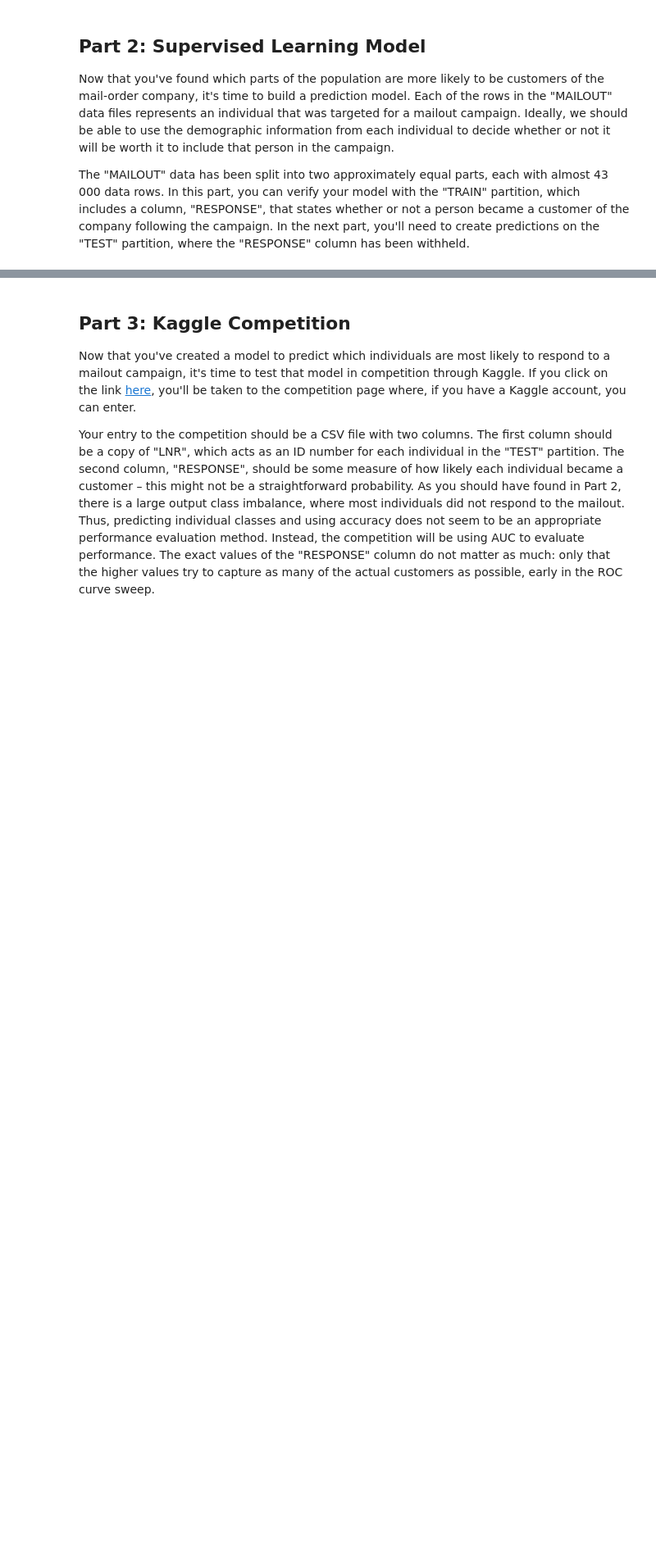
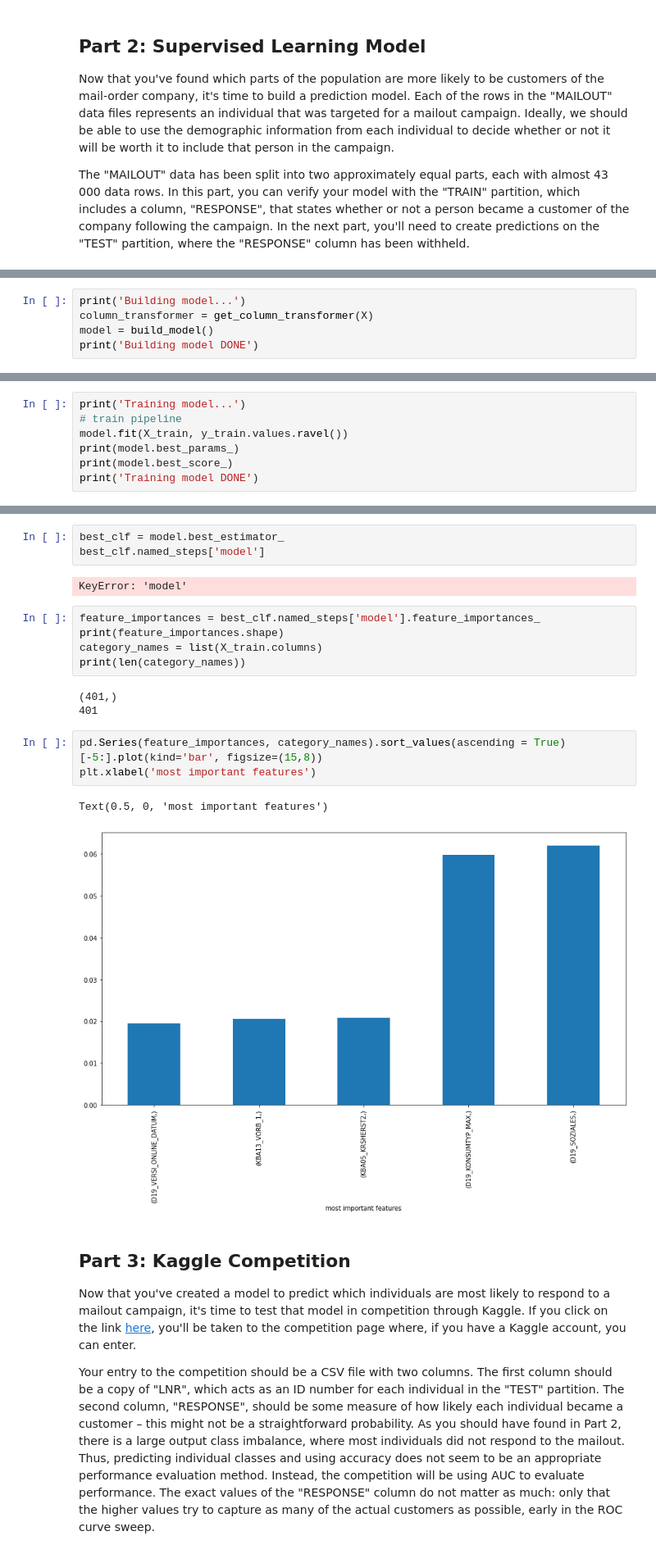
Before and after one commit to olghab/dataScienceCapstoneProject, a Jupyter notebook: Arvato Project Workbook.ipynb, the cells around one changed output, grey strips where cells are left out. Shown at 82% size. Cells and saved outputs as stored; diff of their text form; blank space fills up the shorter version.

```diff
--- a/Arvato Project Workbook.ipynb
+++ b/Arvato Project Workbook.ipynb
@@ -924,0 +1118,5 @@ mailout_train = pd.read_csv('../../data/Term2/capstone/arvato_data/Udacity_MAILO
+# %%
+print('Building model...')
+column_transformer = get_column_transformer(X)
+model = build_model()
+print('Building model DONE')
@@ -924,0 +1157,7 @@ mailout_train = pd.read_csv('../../data/Term2/capstone/arvato_data/Udacity_MAILO
+# %%
+print('Training model...')
+# train pipeline
+model.fit(X_train, y_train.values.ravel())
+print(model.best_params_)
+print(model.best_score_)
+print('Training model DONE')
@@ -925,3 +1195,22 @@ mailout_train = pd.read_csv('../../data/Term2/capstone/arvato_data/Udacity_MAILO
+# %%
+best_clf = model.best_estimator_
+best_clf.named_steps['model']
+# %% [output]
+KeyError: 'model'
+# %%
+feature_importances = best_clf.named_steps['model'].feature_importances_
+print(feature_importances.shape)
+category_names = list(X_train.columns)
+print(len(category_names))
+# %% [output]
+(401,)
+401
+# %%
+pd.Series(feature_importances, category_names).sort_values(ascending = True)[-5:].plot(kind='bar', figsize=(15,8))
+plt.xlabel('most important features')
+# %% [output]
+Text(0.5, 0, 'most important features')
+[figure, added]
 # %% [markdown]
 ## Part 3: Kaggle Competition
 
```
Also changed, not shown: parts of 42 cells of this notebook.
